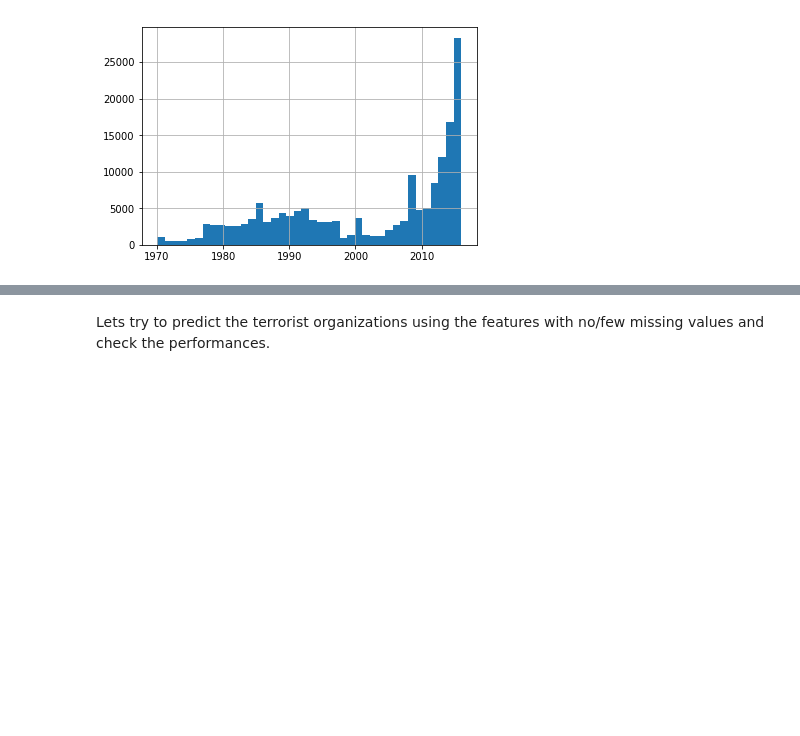
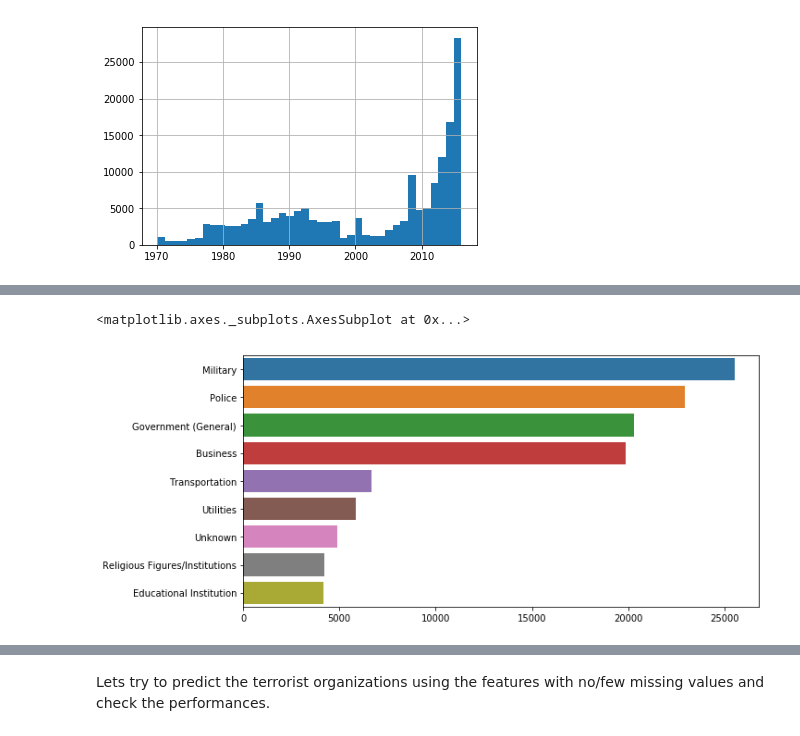
Before and after one commit to msalman95/Global-Terrorist-Database-basic-analysis, a Jupyter notebook: GTD.ipynb, the cells around one changed output, grey strips where cells are left out. Drawn from its saved outputs; the diff is of its cells as text; code cells hidden in the pictures; blank space fills up the shorter version.

```diff
--- a/GTD.ipynb
+++ b/GTD.ipynb
@@ -112,0 +145,7 @@ impData.iyear.hist(bins = 40)
+# %%
+#Mostly targeted institutions
+plt.subplots(figsize=(10,5))
+sns.barplot(x = impData['targtype1'].value_counts()[1:10].values, y = rawData['targtype1_txt'].value_counts()[1:10].index)
+# %% [output]
+<matplotlib.axes._subplots.AxesSubplot at 0x...>
+[figure, added]
```
Also changed, not shown: parts of 7 cells of this notebook, 1 other file.
